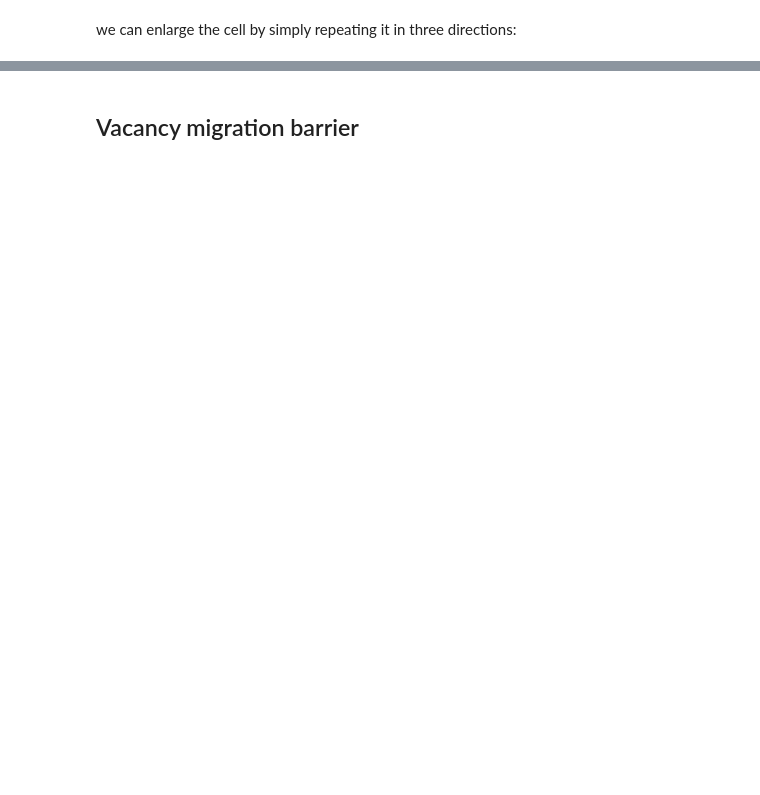
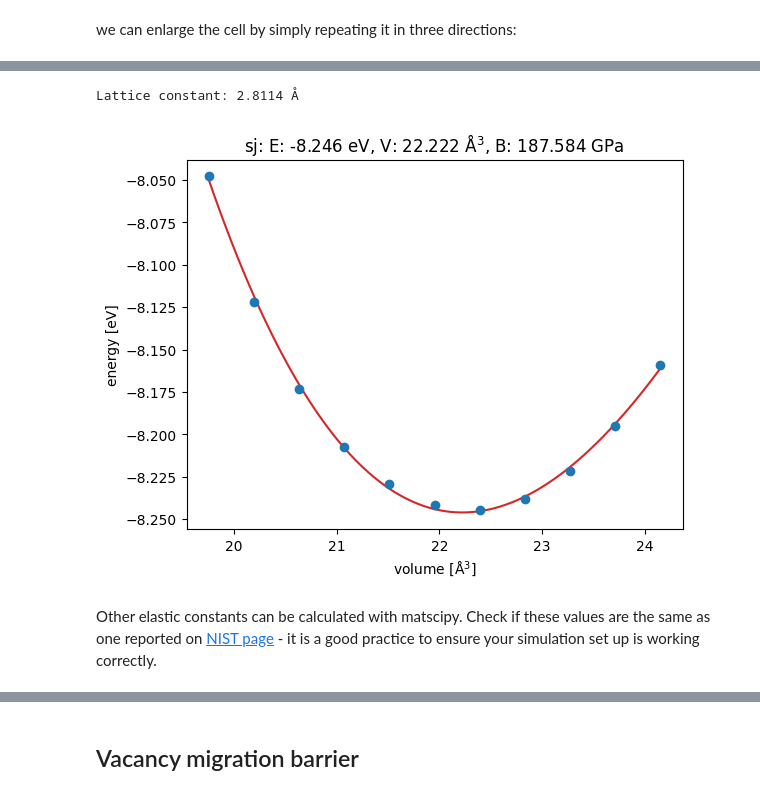
Before and after one commit to pgrigorev/ModMatEcole, a Jupyter notebook: tutorials/T1_1_python_ecosystem.ipynb, the cells around one changed output, grey strips where cells are left out. Cells and saved outputs as stored; diff of their text form; code cells hidden in the pictures; blank space fills up the shorter version.

```diff
--- a/tutorials/T1_1_python_ecosystem.ipynb
+++ b/tutorials/T1_1_python_ecosystem.ipynb
@@ -110,0 +235,13 @@ Lattice constant: 3.5722 Å
+# %%
+from ase.eos import calculate_eos
+atoms = BodyCenteredCubic('Fe', latticeconstant=2.8)
+atoms.calc = eam_calc
+eos = calculate_eos(atoms, npoints=11, eps=0.1)
+eos.plot()
+
+print(f'Lattice constant: {eos.v0 ** (1/3):.4f} Å')
+# %% [output]
+Lattice constant: 2.8114 Å
+[figure, added]
+# %% [markdown]
+Other elastic constants can be calculated with matscipy. Check if these values are the same as one reported on [NIST page](https://www.ctcms.nist.gov/potentials/entry/2012--Proville-L-Rodney-D-Marinica-M-C--Fe/2012--Proville-L--Fe--LAMMPS--ipr1.html) - it is a good practice to ensure your simulation set up is working correctly.
```
Also changed, not shown: parts of 71 cells of this notebook.
